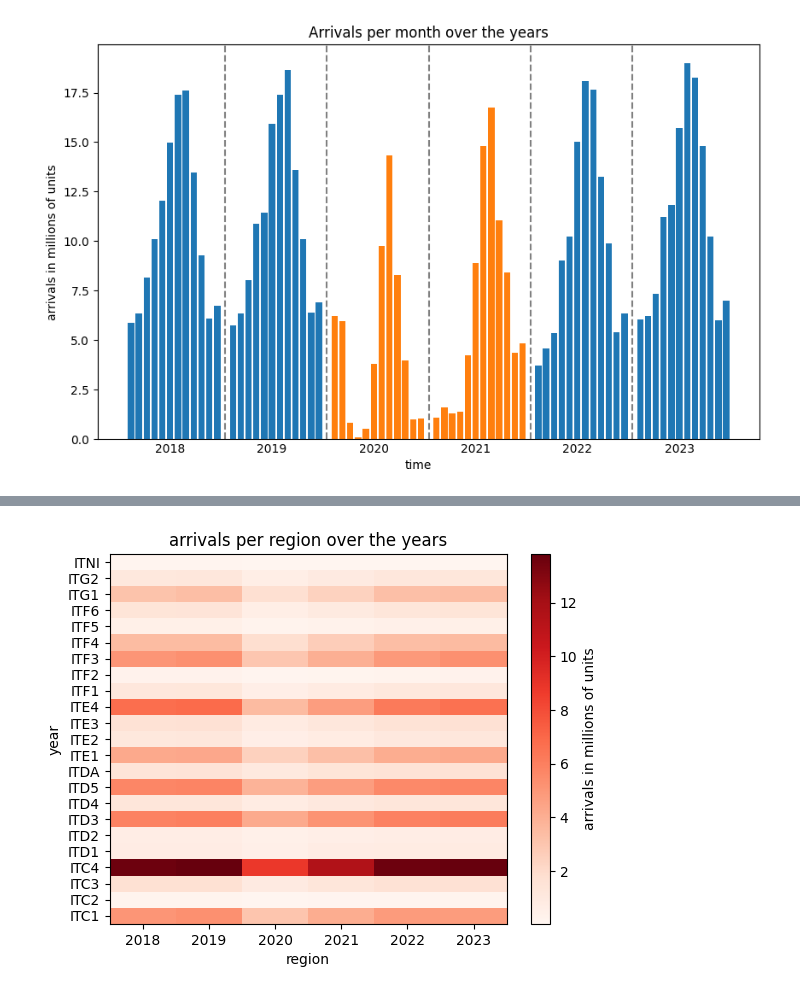
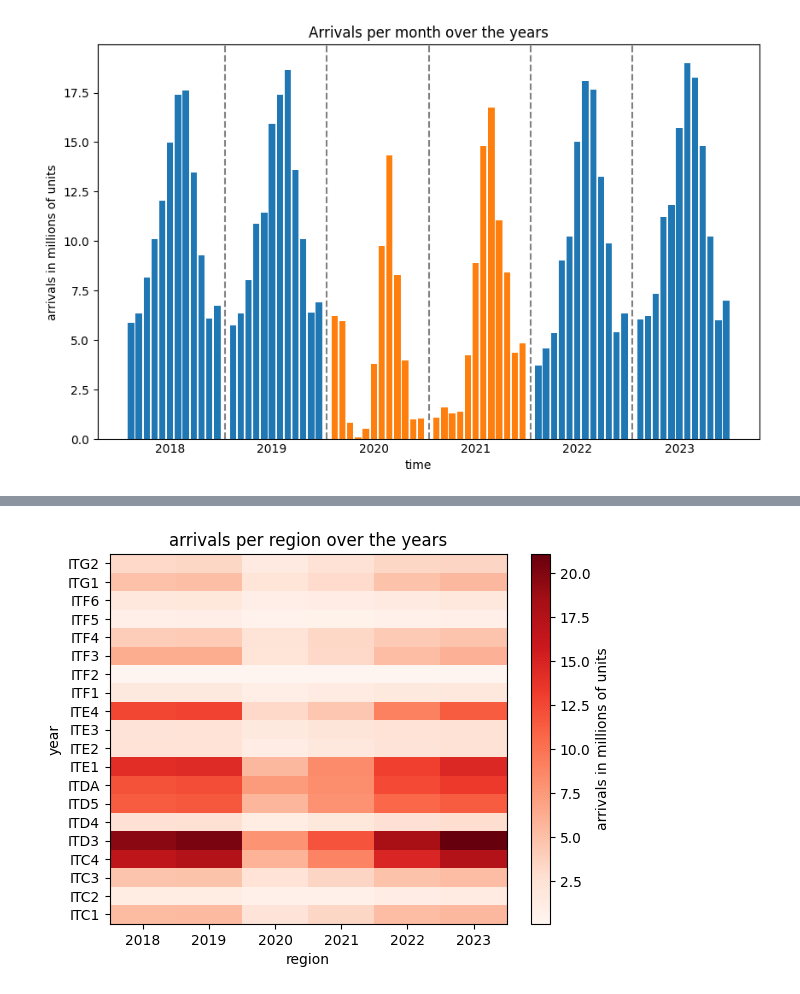
Before and after one commit to T0ls/data-Visualization, a Jupyter notebook: code/index.ipynb, the cells around one changed output, grey strips where cells are left out. Cells and saved outputs as stored; diff of their text form; code cells hidden in the pictures.

Commit message:
feat: regions graphs

```diff
--- a/code/index.ipynb
+++ b/code/index.ipynb
@@ -849,5 +848,5 @@ plt.show()
 # %%
-df = pd.read_csv('../data/csv/Residenti per regione di origine (IT1,122_54_DF_DCSC_TUR_8,1.0).csv')
+df = pd.read_csv('../data/csv/Movimento dei clienti negli esercizi ricettivi per tipo di esercizio - mensili (IT1,122_54_DF_DCSC_TUR_3,1.0).csv')
 df['OBS_VALUE'] = df['OBS_VALUE'] / 1000000
 df.head()
 # %% [output]
@@ -861,26 +862,26 @@ df.head()
 # %%
-arrivals_per_region = df[(df['COUNTRY_RES_GUESTS'] != 'IT') & (df['DATA_TYPE'] == 'AR')]
-arrivals = arrivals_per_region[['COUNTRY_RES_GUESTS', 'OBS_VALUE', 'TIME_PERIOD']]
-regions = arrivals['COUNTRY_RES_GUESTS'].unique()
+arrivals_per_region = df[(df['COUNTRY_RES_GUESTS'] == 'WORLD') & (df['REF_AREA'] != 'IT') & (df['DATA_TYPE'] == 'AR') & (df['TIME_PERIOD'].apply(str).apply(len) <= 4) & (df['TYPE_ACCOMMODATION'] == 'ALL')]
+arrivals = arrivals_per_region[['REF_AREA', 'OBS_VALUE', 'TIME_PERIOD']]
+regions = arrivals['REF_AREA'].unique()
 years = arrivals['TIME_PERIOD'].unique()
 # %%
 fig, ax = plt.subplots()
 
 # Create a matrix with zeros
 matrix = np.zeros((len(regions), len(years)))
 
 # Fill the matrix with the OBS_VALUE data
 for i, region in enumerate(regions):
   for j, year in enumerate(years):
-    value = arrivals[(arrivals['COUNTRY_RES_GUESTS'] == region) & (arrivals['TIME_PERIOD'] == year)]['OBS_VALUE']
+    value = arrivals[(arrivals['REF_AREA'] == region) & (arrivals['TIME_PERIOD'] == year)]['OBS_VALUE']
     if not value.empty:
       matrix[i, j] = value.values[0]
 
 c = ax.pcolormesh(years, regions, matrix, cmap='Reds')
 fig.colorbar(c, ax=ax, label="arrivals in millions of units")
 plt.xlabel("region")
 plt.ylabel("year")
 plt.title("arrivals per region over the years")
 plt.show()
 # %% [output]
-[figure, old version]
+[figure, new version]
```
Also changed, not shown: parts of 5 cells of this notebook.
